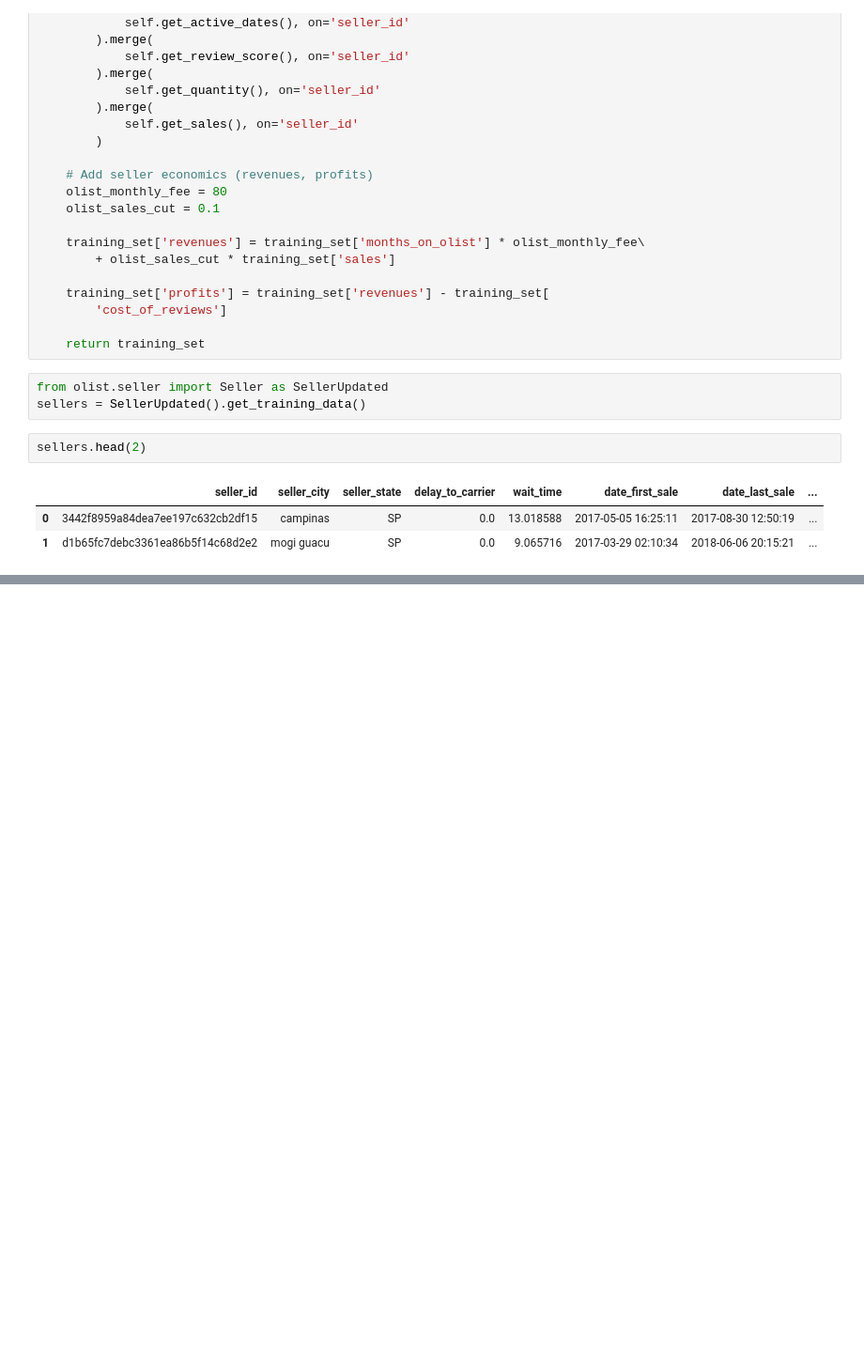
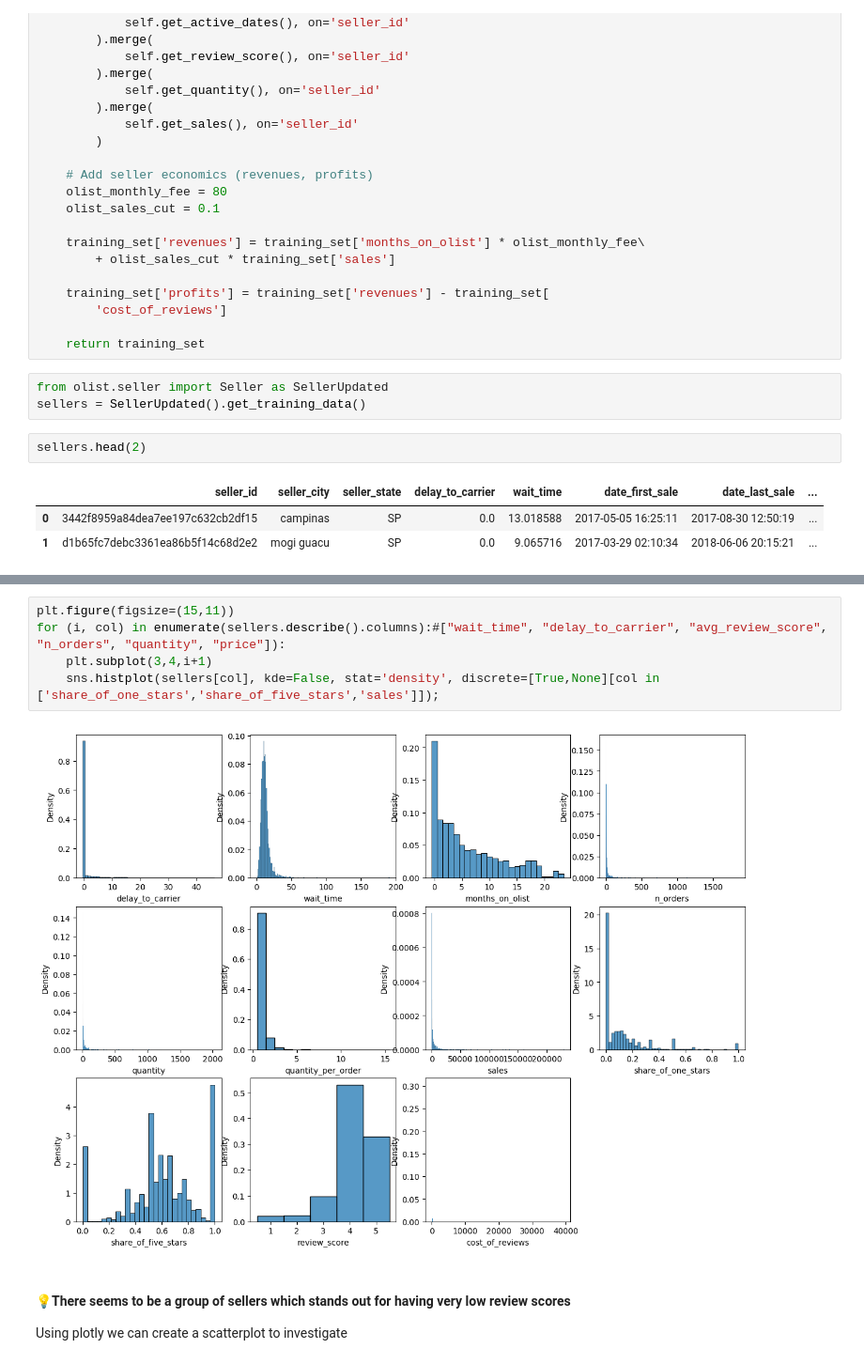
Before and after one commit to SagarDaryanani/OLIST, a Jupyter notebook: Exploratory_Analysis/3.Seller.ipynb, the cells around one changed output, grey strips where cells are left out. Shown: that part at 94% size. Saved outputs shown, nothing was run; the diff lists cells and outputs as text; blank space fills up the shorter version.

Commit message:
Sellers

```diff
--- a/Exploratory_Analysis/3.Seller.ipynb
+++ b/Exploratory_Analysis/3.Seller.ipynb
@@ -114,0 +106,11 @@ NameError: name 'total_profits' is not defined
+# %%
+plt.figure(figsize=(15,11))
+for (i, col) in enumerate(sellers.describe().columns):#["wait_time", "delay_to_carrier", "avg_review_score", "n_orders", "quantity", "price"]):
+    plt.subplot(3,4,i+1)
+    sns.histplot(sellers[col], kde=False, stat='density', discrete=[True,None][col in ['share_of_one_stars','share_of_five_stars','sales']]);
+# %% [output]
+[figure, added]
+# %% [markdown]
+#### 💡There seems to be a group of sellers which stands out for having very low review scores
+
+Using plotly we can create a scatterplot to investigate
```
Also changed, not shown: parts of 15 cells of this notebook.
